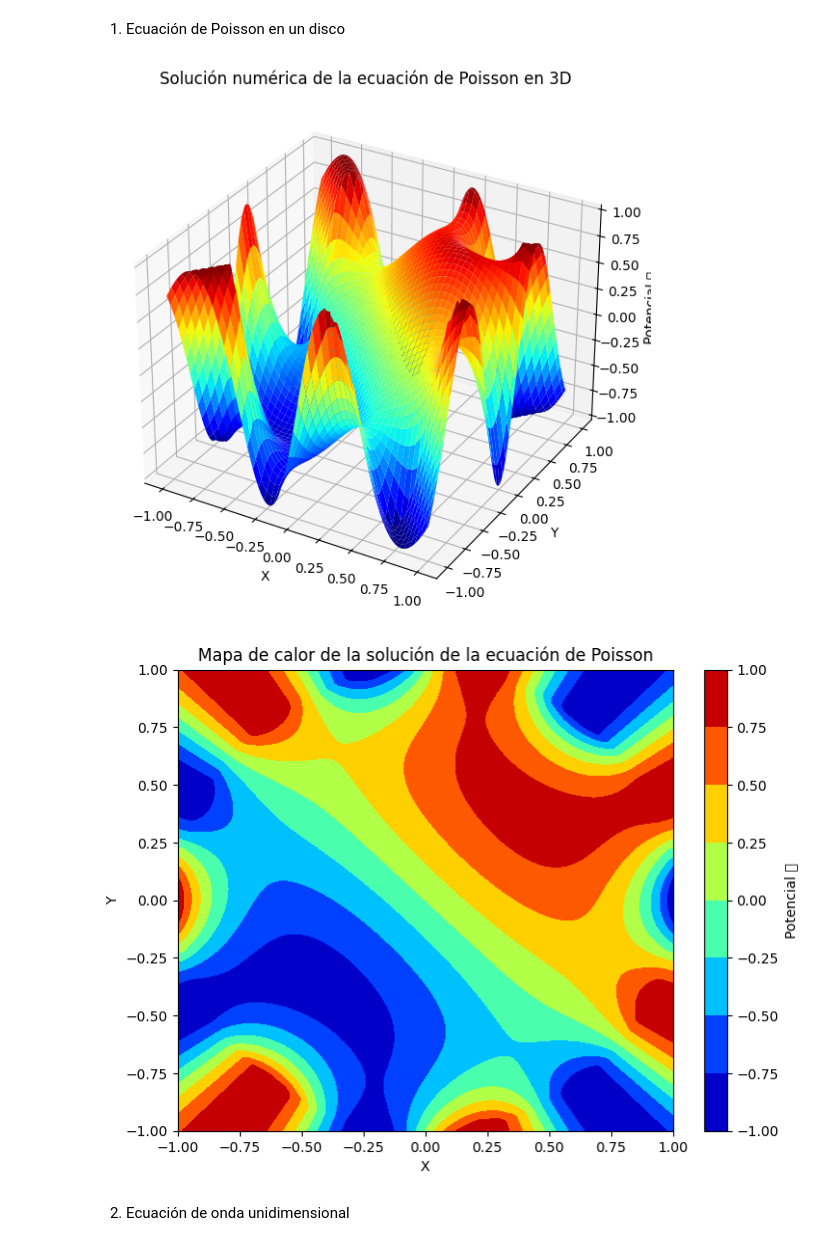
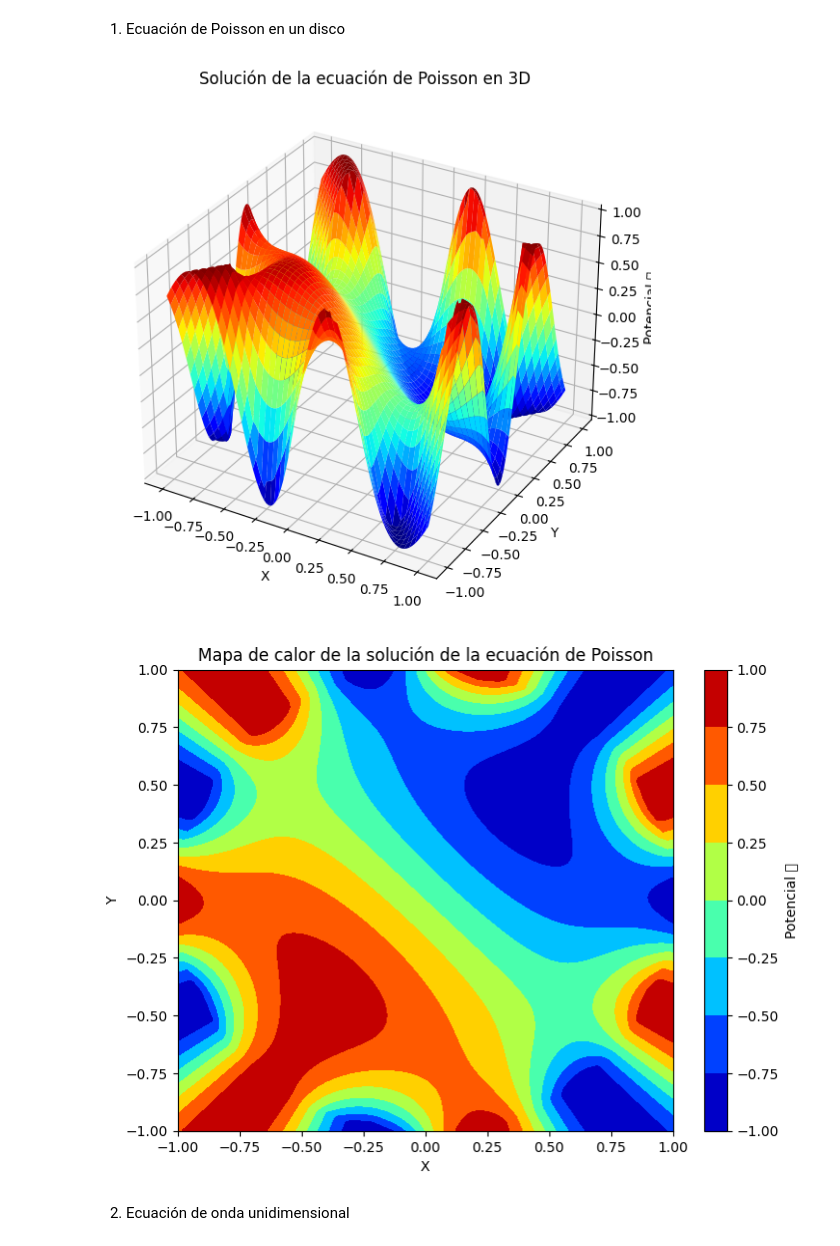
Before and after one commit to sarchilagomez1/MetodosComputacionales2-Fuentes-Archila, a Jupyter notebook: Taller4_fuentesarchila.ipynb, the cells around one changed output. Cells and saved outputs as stored; diff of their text form; code cells hidden in the pictures.

```diff
--- a/Taller4_fuentesarchila.ipynb
+++ b/Taller4_fuentesarchila.ipynb
@@ -34,41 +34,41 @@ for t in range(15000):
     for i in range(1, N-1):  #ojo, evitar bordes
         for j in range(1, N-1):
             if np.sqrt(x[i]**2 + y[j]**2) < 1:  #solo actualizar dentro del círculo
-                phi_new[i, j] = (phi[i+1, j] + phi[i-1, j] + phi[i, j+1] + phi[i, j-1] - 4* delta * np.pi  * rho[i,j]) / 4
+                phi_new[i, j] = (phi[i+1, j] + phi[i-1, j] + phi[i, j+1] + phi[i, j-1] + 4* delta * np.pi  * rho[i,j]) / 4
 #signo??
 
     #Aplicar condicion de frontera otra vez
     for i in range(N):
         for j in range(N):
             if x[i]**2 + y[j]**2 > 1:
                 phi_new[i, j] = np.sin(7 * np.arctan2(y[j], x[i]))
 
     #Criterio de convergencia
     if np.trace(np.abs(phi - phi_new)) < convergencia:
         break
 
 #Grafica 3D
 X, Y = np.meshgrid(x, y)
 fig = plt.figure(figsize=(10, 7))
 ax = fig.add_subplot(111, projection='3d')
 ax.plot_surface(X, Y, phi_new, cmap='jet')
 ax.set_title('Solución de la ecuación de Poisson en 3D')
 ax.set_xlabel('X')
 ax.set_ylabel('Y')
 ax.set_zlabel('Potencial 𝜙')
 plt.show()
 
 #Grafica 2D
 plt.figure(figsize=(8, 6))
 plt.contourf(X, Y, phi_new, cmap='jet')
 plt.colorbar(label='Potencial 𝜙')
 plt.title('Mapa de calor de la solución de la ecuación de Poisson')
 plt.xlabel('X')
 plt.ylabel('Y')
 plt.show()
 # %% [output]
-[figure, old version]
+[figure, new version]
-[figure, old version]
+[figure, new version]
 # %% [markdown]
 2. Ecuación de onda unidimensional
 # %%
```
Also changed, not shown: parts of 1 cell of this notebook.
